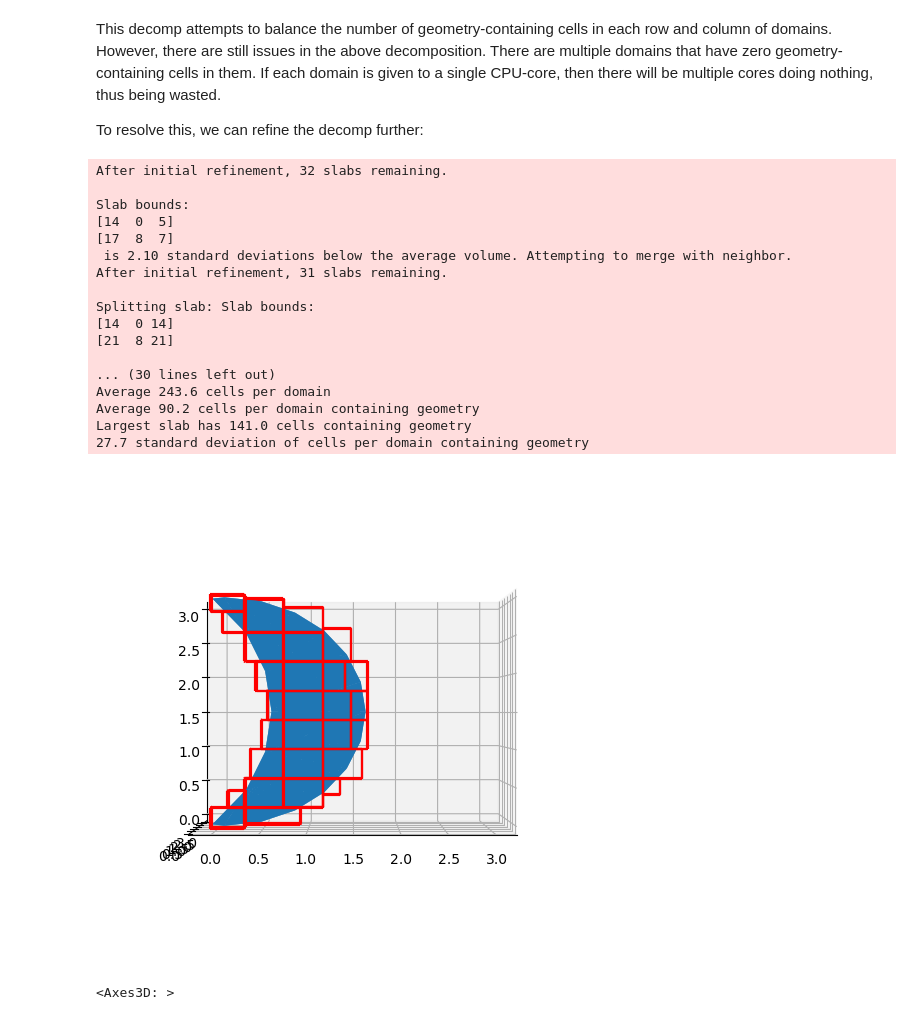
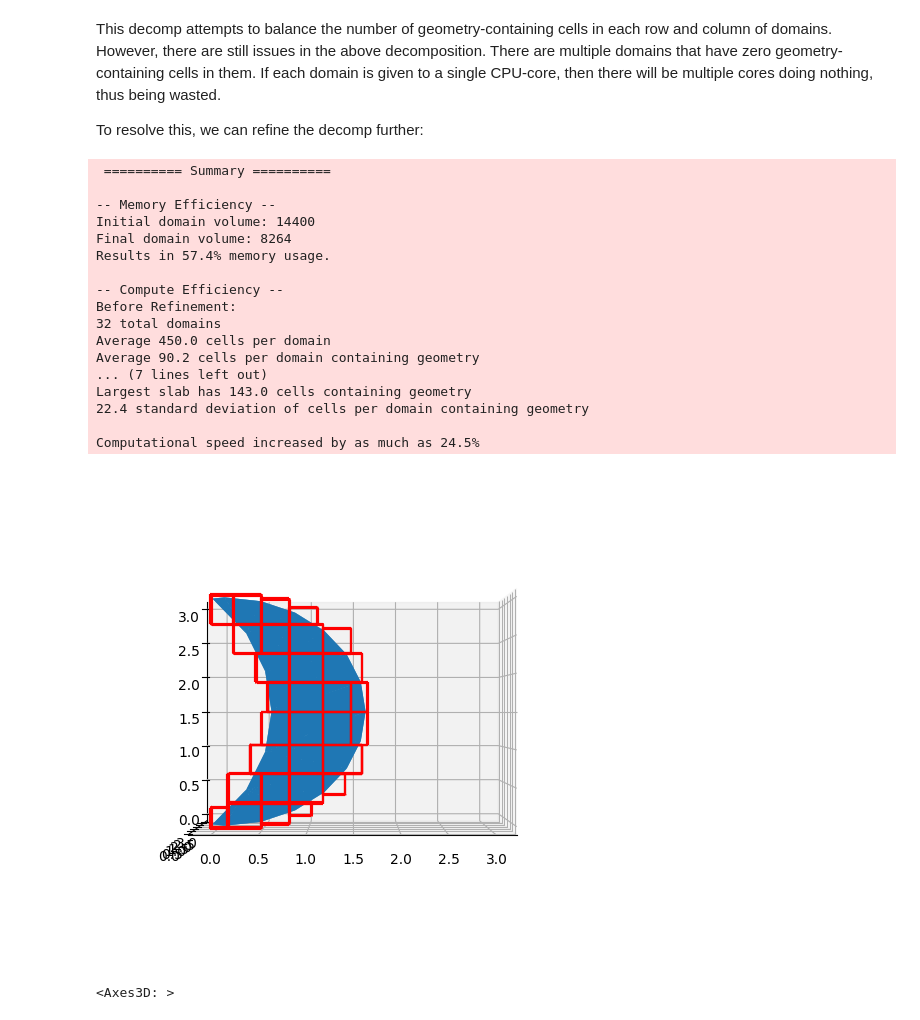
Before and after one commit to JarrodLeddy/slagg, a Jupyter notebook: demos/decomp_tutorial.ipynb, the cells around one changed output. Saved outputs shown, nothing was run; the diff lists cells and outputs as text; code cells hidden in the pictures.

```diff
--- a/demos/decomp_tutorial.ipynb
+++ b/demos/decomp_tutorial.ipynb
@@ -96,25 +57,25 @@ To resolve this, we can refine the decomp further:
 # %%
 decomp.refine()
 ax = geometry.plot(plot=False)
-ax.view_init(elev=0, azim=-90, roll=0)
+ax.view_init(elev=0, azim=-90)
 decomp.plot(axes=ax, plot=True)
 # %% [output]
-After initial refinement, 32 slabs remaining.
+ ========== Summary ==========
 
-Slab bounds:
-[14  0  5]
-[17  8  7]
- is 2.10 standard deviations below the average volume. Attempting to merge with neighbor.
-After initial refinement, 31 slabs remaining.
+-- Memory Efficiency --
+Initial domain volume: 14400
+Final domain volume: 8264
+Results in 57.4% memory usage.
 
-Splitting slab: Slab bounds:
-[14  0 14]
-[21  8 21]
+-- Compute Efficiency --
+Before Refinement:
+32 total domains
+Average 450.0 cells per domain
+Average 90.2 cells per domain containing geometry
+... (7 lines left out)
+Largest slab has 143.0 cells containing geometry
+22.4 standard deviation of cells per domain containing geometry
 
-... (30 lines left out)
-Average 243.6 cells per domain
-Average 90.2 cells per domain containing geometry
-Largest slab has 141.0 cells containing geometry
-27.7 standard deviation of cells per domain containing geometry
+Computational speed increased by as much as 24.5%
-[figure, old version]
+[figure, new version]
 <Axes3D: >
```
Also changed, not shown: parts of 4 cells of this notebook, 2 other files.
